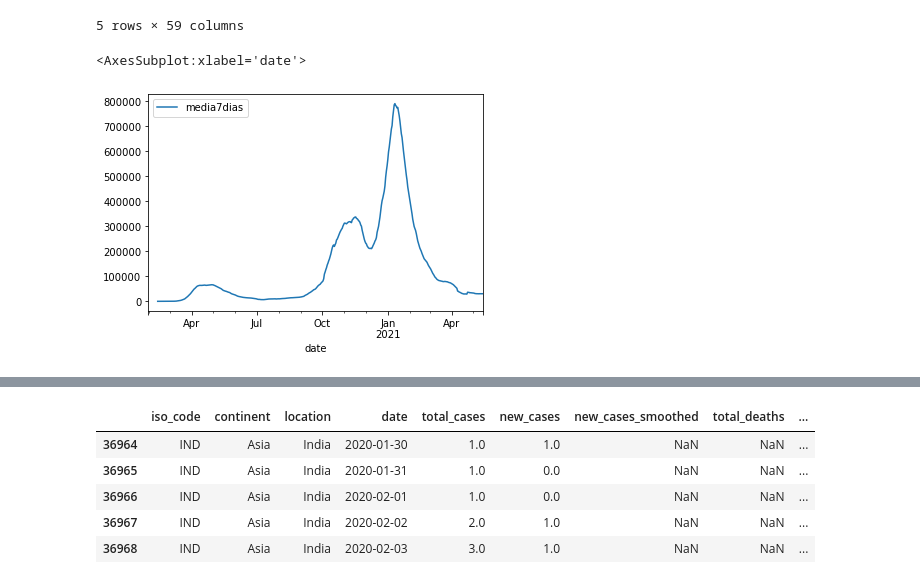
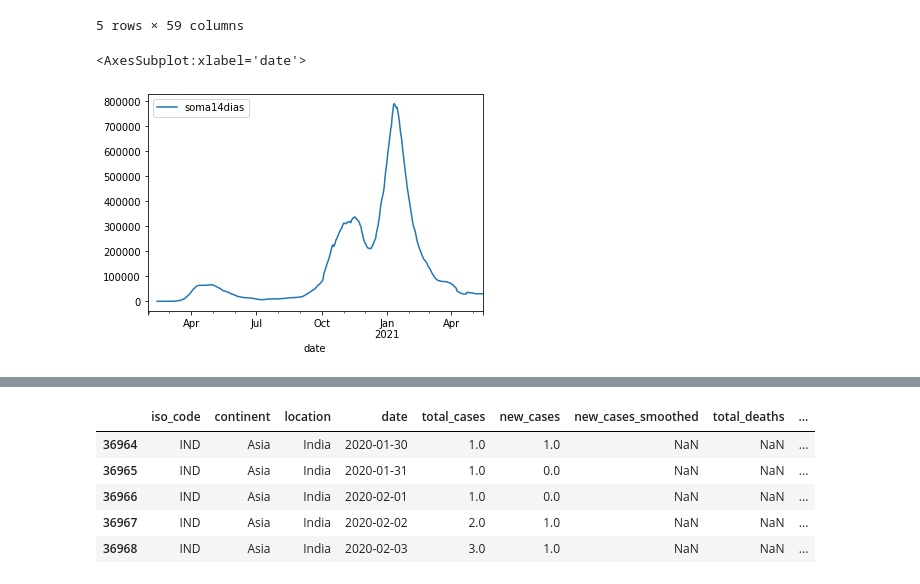
Before and after one commit to LucasAdame/R0, a Jupyter notebook: R0_ourworldindata.ipynb, the cells around one changed output, grey strips where cells are left out. Cells and saved outputs as stored; diff of their text form; code cells hidden in the pictures.

```diff
--- a/R0_ourworldindata.ipynb
+++ b/R0_ourworldindata.ipynb
@@ -6,7 +6,7 @@ import math as math
 from datetime import datetime
 from scipy.integrate import solve_ivp
 # %%
-df = pd.read_csv('Documents/Covid/Ourworldindata/owid-covid-data.csv', sep = ',')
+df = pd.read_csv('https://media.githubusercontent.com/media/LucasAdame/R0/main/owid-covid-data.csv', sep = ',')
 df.head(n=6)
 # %% [output]
 |  | iso_code | continent | location | date | total_cases | new_cases | new_cases_smoothed | total_deaths | ... |
@@ -72,8 +72,8 @@ uk_df.head(5)
 | 84204 | GBR | Europe | United Kingdom | 2020-02-04 | 8.0 | 0.0 | NaN | NaN | ... |
 5 rows × 59 columns
 # %%
-uk_df["media7dias"] = uk_df["new_cases"].rolling(14).sum()
-fity = [0]*len(uk_df["media7dias"])
+uk_df["soma14dias"] = uk_df["new_cases"].rolling(14).sum()
+fity = [0]*len(uk_df["soma14dias"])
 # %%
 uk_df.index = range(0, len(uk_df["location"]), 1)
 uk_df.tail(1)
@@ -83,10 +83,10 @@ for i in range(0, len(uk_df["media7dias"])):
 
 #len(uk_df["location"])
 # %%
-uk_df.plot("date", "media7dias")
+uk_df.plot("date", "soma14dias")
 # %% [output]
 <AxesSubplot:xlabel='date'>
-[figure, old version]
+[figure, new version]
 # %%
 interval = np.linspace(0, 350-315, 350-315, endpoint = False)
 plt.scatter(interval, fity[315:350])
```
Also changed, not shown: parts of 19 cells of this notebook, 1 other file.
